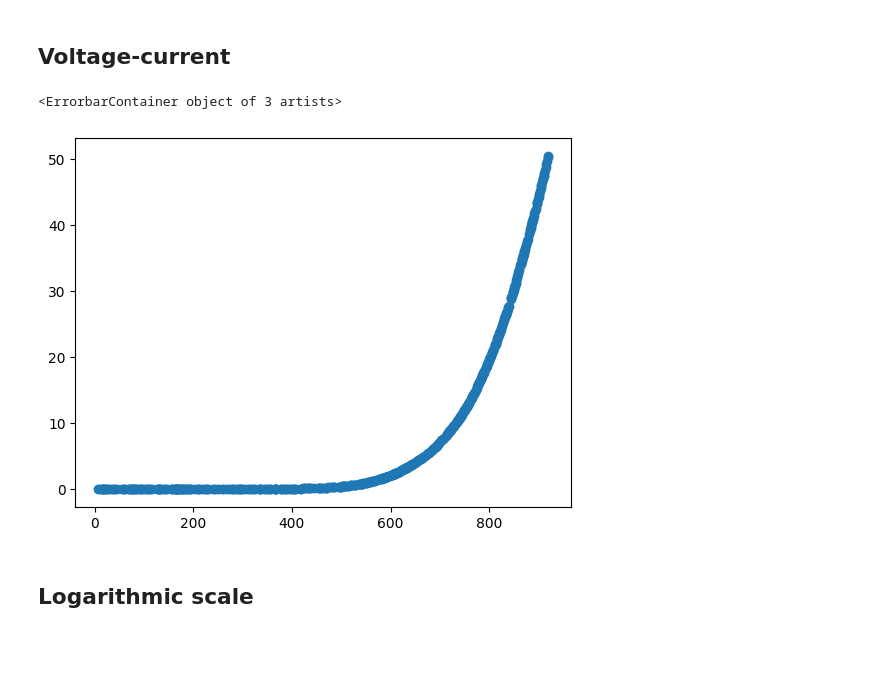
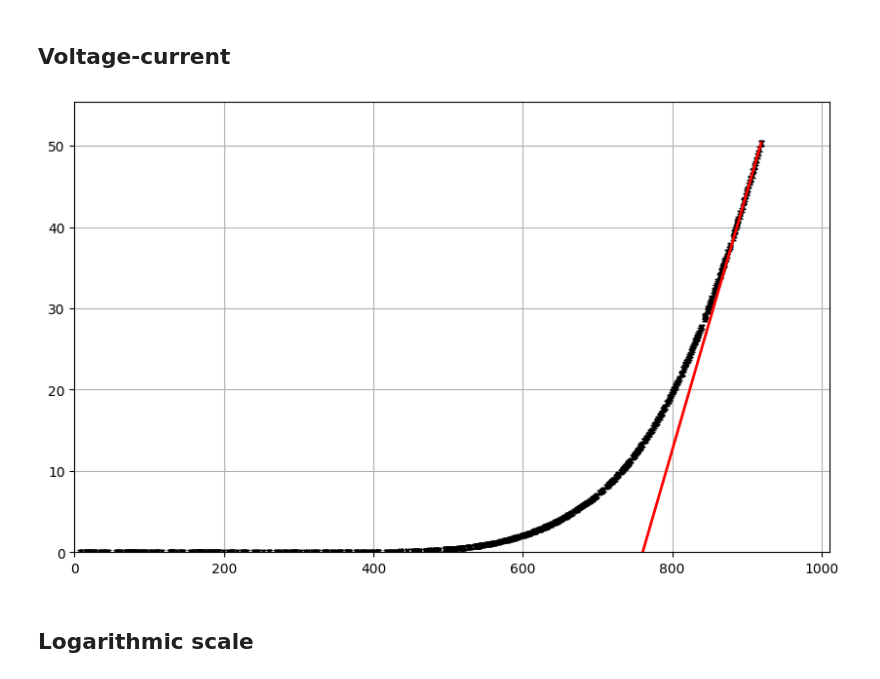
Before and after one commit to ikrzywda/air-cs, a Jupyter notebook: fizyka-3.3/photodiode/notebook.ipynb, the cells around one changed output. Drawn from its saved outputs; the diff is of its cells as text; code cells hidden in the pictures; blank space fills up the shorter version.

Commit message:
more plots

```diff
--- a/fizyka-3.3/photodiode/notebook.ipynb
+++ b/fizyka-3.3/photodiode/notebook.ipynb
@@ -91,13 +91,36 @@ display(sample)
 # %% [markdown]
 ## Voltage-current
-# %%
-df = pd.read_csv(COVERED_DATA_PATH, sep=";")
-df = compute_uncertainties(df)
-
-plt.figure()
-plt.errorbar(df["U"], df["I"], xerr=df["u(U)"], yerr=df["u(I)"], fmt="o")
-# %% [output]
-<ErrorbarContainer object of 3 artists>
-[figure, removed]
+# %%
+df = pd.read_csv(COVERED_DATA_PATH, sep=";")
+df = compute_uncertainties(df)
+
+U_sample, I_sample = df["U"][-10:], df["I"][-10:]
+model = sm.OLS(I_sample, sm.add_constant(U_sample)).fit()
+
+X_pred = np.linspace(0, U_sample.max(), 10)
+X_pred2 = sm.add_constant(X_pred)
+y_pred = model.predict(X_pred2)
+
+
+fig, ax = plt.subplots(figsize=(10, 6))
+
+ax.set_xlim(0, 1.1 * U_sample.max())
+ax.set_ylim(0, 1.1 * I_sample.max())
+
+ax.errorbar(
+    df["U"],
+    df["I"],
+    xerr=df["u(U)"],
+    yerr=df["u(I)"],
+    color="black",
+    fmt=".",
+    capsize=2,
+    markersize=0,
+)
+plt.plot(X_pred, y_pred, "r-", linewidth=2)
+ax.grid()
+plt.show()
+# %% [output]
+[figure, added]
 # %% [markdown]
 ## Logarithmic scale
```
Also changed, not shown: parts of 5 cells of this notebook, 5 other files.
